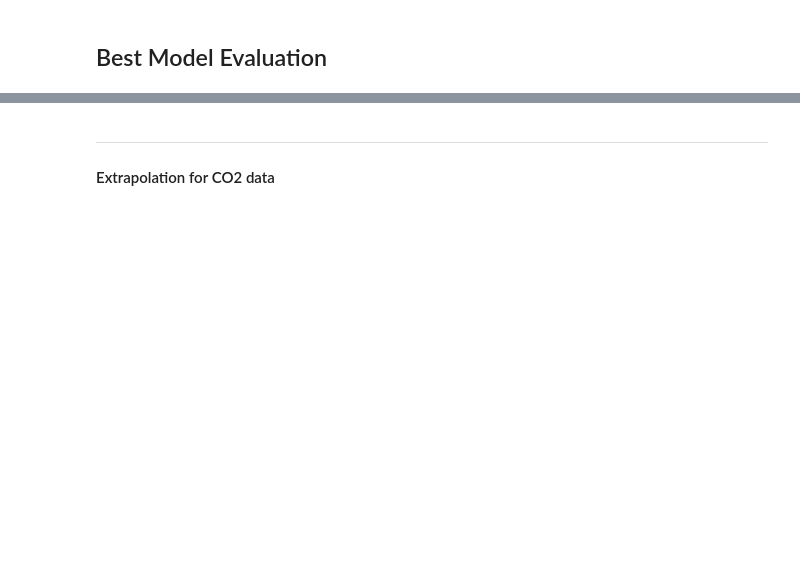
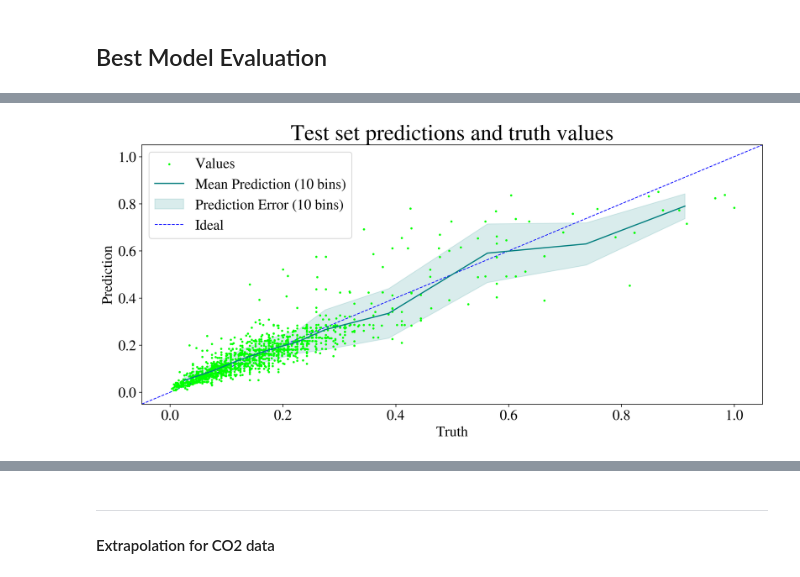
Before and after one commit to EdoardoTronconi/ProgettoDL, a Jupyter notebook: ClassicalRegression.ipynb, the cells around one changed output, grey strips where cells are left out. Saved outputs shown, nothing was run; the diff lists cells and outputs as text; code cells hidden in the pictures; blank space fills up the shorter version.

```diff
--- a/ClassicalRegression.ipynb
+++ b/ClassicalRegression.ipynb
@@ -396,0 +330,39 @@ if INPUT_SHAPE[0] == 2:
+# %%
+nBins=10
+yX = [y_test, X_test]
+
+y_pred = model.predict(yX[1])
+
+#bins = np.linspace(0,1,nBins+1)
+bins = np.concatenate([np.linspace(0, .3, int(0.6*nBins), endpoint=False),np.linspace(.3,1, int(0.4*nBins)+1, endpoint=True)]) #for cars data
+x = (bins[:-1] + bins[1:])/2
+mean = binStats(yX[0], y_pred[:,0], "mean", bins=bins).statistic
+std = binStats(yX[0], y_pred[:,0]-yX[0], "std", bins=bins).statistic
+
+
+plt.figure(figsize=(12,6))
+plt.title(f"Test set predictions and truth values", size=28)
+
+plt.axline((0,0), (1,1), color="blue", lw=1, ls="dashed", label="Ideal")
+
+plt.plot(x, mean, color="teal", lw=1.5, label=f"Mean Prediction ({nBins} bins)", zorder=3)
+plt.fill_between(x, mean-std, mean+std, color="teal", alpha=0.15, label=f"Prediction Error ({nBins} bins)")
+
+plt.scatter(yX[0], y_pred, s=3, color='lime',label="Values", zorder=2)
+
+
+plt.xlabel('Truth')
+plt.ylabel('Prediction')
+
+plt.legend()
+
+handles, labels = plt.gca().get_legend_handles_labels()
+order = [3,1,2,0]
+plt.legend([handles[idx] for idx in order],[labels[idx] for idx in order])
+
+plt.tight_layout()
+#plt.savefig(f"Figures/true_pred_scatter_FFNN_{datasetName}.pdf", format="pdf", pad_inches=0)
+
+plt.show()
+# %% [output]
+[figure, added]
```
Also changed, not shown: parts of 18 cells of this notebook.
